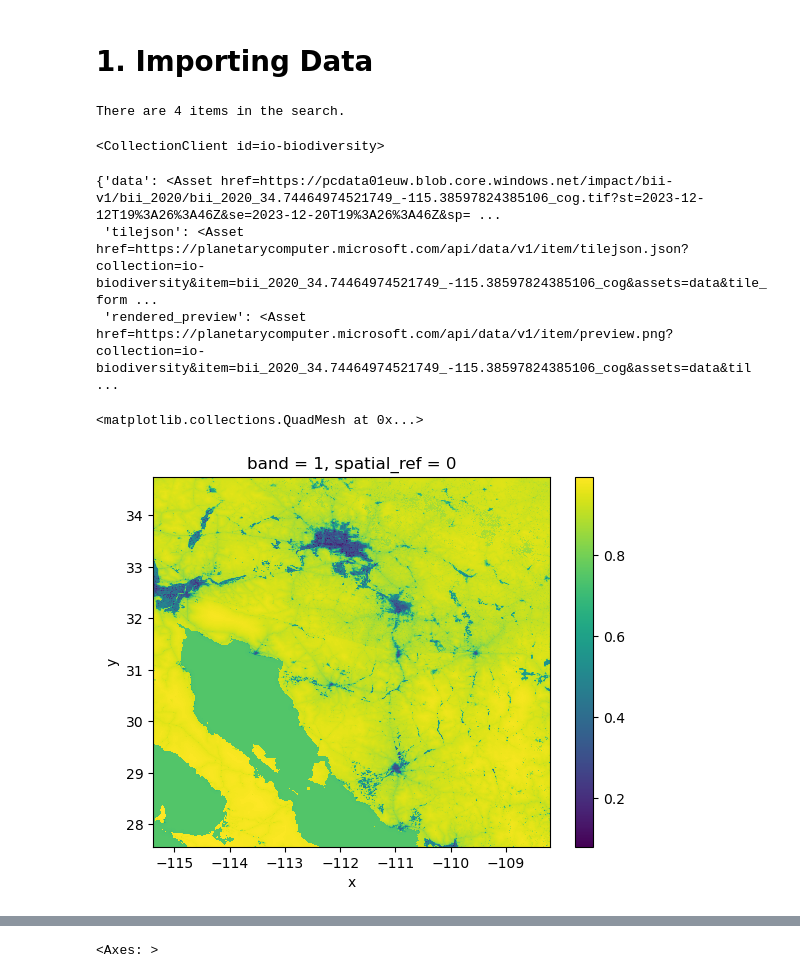
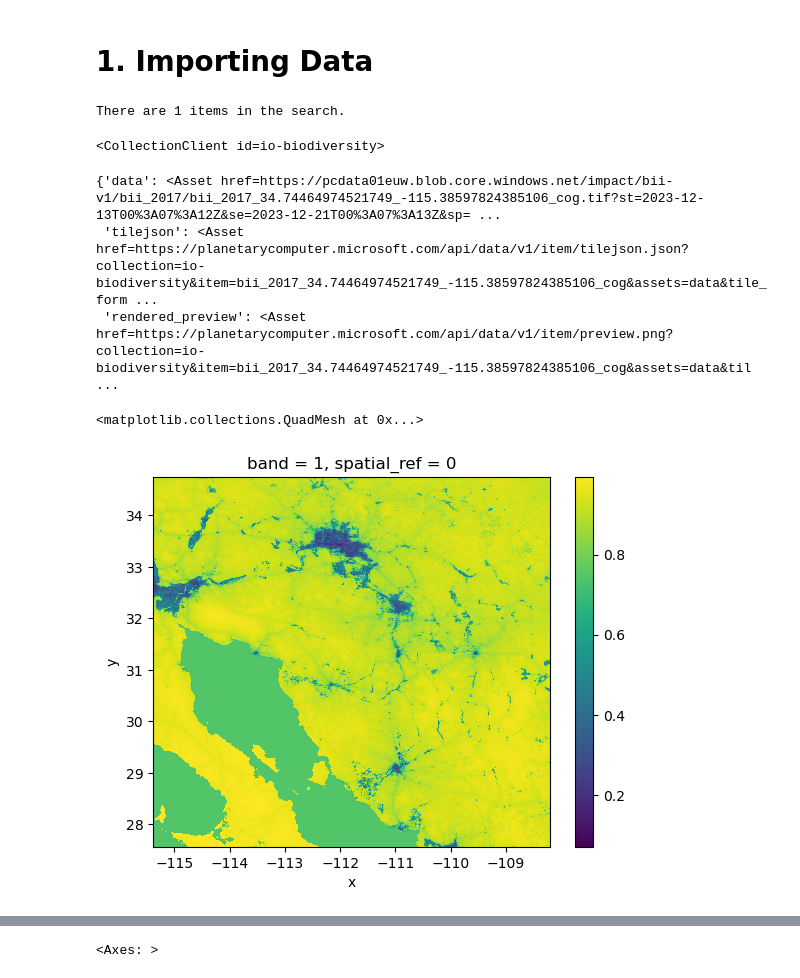
Before and after one commit to kristinaglass/maricopa_county_biodiversity_index, a Jupyter notebook: biodiversity-index.ipynb, the cells around one changed output, grey strips where cells are left out. Saved outputs shown, nothing was run; the diff lists cells and outputs as text; code cells hidden in the pictures.

Commit message:
data analysis and plot exploration

```diff
--- a/biodiversity-index.ipynb
+++ b/biodiversity-index.ipynb
@@ -58,16 +58,16 @@ catalog = pystac_client.Client.open(
 bbox = [-112.826843, 32.974108, -111.184387, 33.863574]
 
 # search
-search = catalog.search(
+search_2017 = catalog.search(
     collections=["io-biodiversity"],
     bbox=bbox,
-    datetime='2017/2020'
+    datetime='2017'
 )
 
 # get items from search
-items = search.item_collection()
-print(f'There are {len(items)} items in the search.')
+items_2017 = search_2017.item_collection()
+print(f'There are {len(items_2017)} items in the search.')
 # %% [output]
-There are 4 items in the search.
+There are 1 items in the search.
 # %%
 #check collection asset
@@ -77,18 +77,18 @@ biodiversity_collection
 <CollectionClient id=io-biodiversity>
 # %%
 #check asset of item
-item = items[0]
-item.assets
+item_2017 = items_2017[0]
+item_2017.assets
 # %% [output]
-{'data': <Asset href=https://pcdata01euw.blob.core.windows.net/impact/bii-v1/bii_2020/bii_2020_34.74464974521749_-115.38597824385106_cog.tif?st=2023-12-12T19%3A26%3A46Z&se=2023-12-20T19%3A26%3A46Z&sp= ...
- 'tilejson': <Asset href=https://planetarycomputer.microsoft.com/api/data/v1/item/tilejson.json?collection=io-biodiversity&item=bii_2020_34.74464974521749_-115.38597824385106_cog&assets=data&tile_form ...
- 'rendered_preview': <Asset href=https://planetarycomputer.microsoft.com/api/data/v1/item/preview.png?collection=io-biodiversity&item=bii_2020_34.74464974521749_-115.38597824385106_cog&assets=data&til ...
+{'data': <Asset href=https://pcdata01euw.blob.core.windows.net/impact/bii-v1/bii_2017/bii_2017_34.74464974521749_-115.38597824385106_cog.tif?st=2023-12-13T00%3A07%3A12Z&se=2023-12-21T00%3A07%3A13Z&sp= ...
+ 'tilejson': <Asset href=https://planetarycomputer.microsoft.com/api/data/v1/item/tilejson.json?collection=io-biodiversity&item=bii_2017_34.74464974521749_-115.38597824385106_cog&assets=data&tile_form ...
+ 'rendered_preview': <Asset href=https://planetarycomputer.microsoft.com/api/data/v1/item/preview.png?collection=io-biodiversity&item=bii_2017_34.74464974521749_-115.38597824385106_cog&assets=data&til ...
 # %%
 #access raster
-bio_index = rioxr.open_rasterio(item.assets['data'].href)
-bio_index
+bio_index_2017 = rioxr.open_rasterio(item_2017.assets['data'].href)
+bio_index_2017
 #exploratory plot
-bio_index.plot()
+bio_index_2017.plot()
 # %% [output]
 <matplotlib.collections.QuadMesh at 0x...>
-[figure, old version]
+[figure, new version]
```
Also changed, not shown: parts of 14 cells of this notebook.
